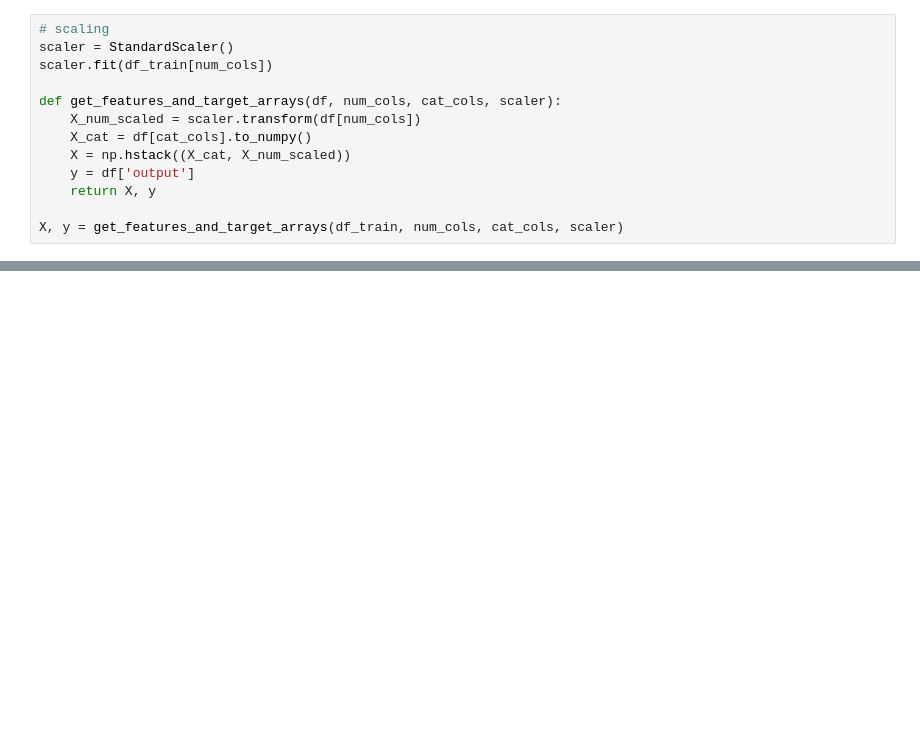
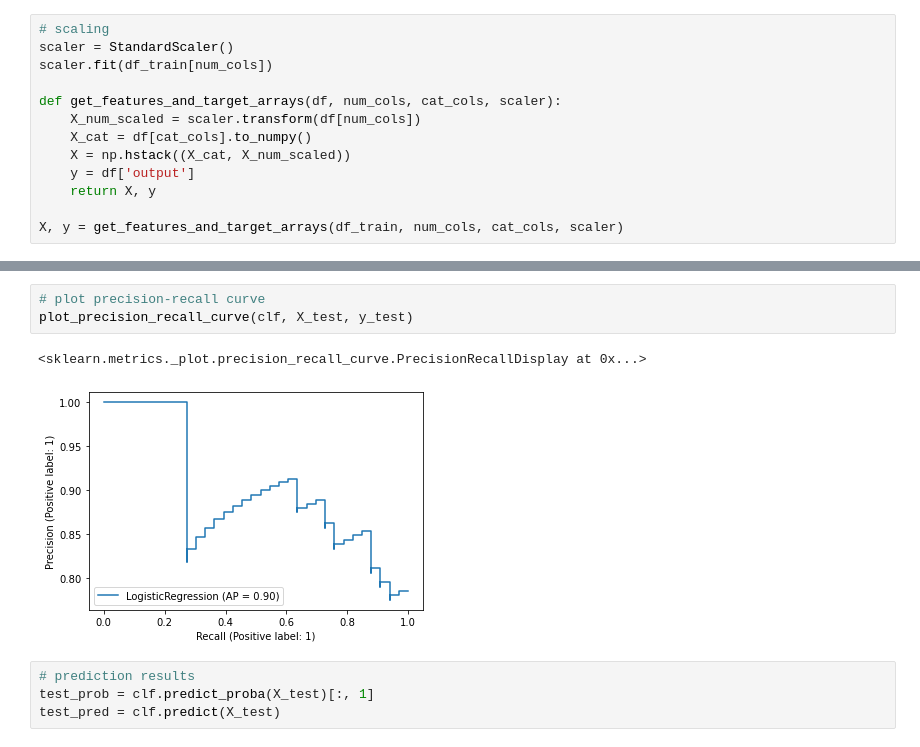
Before and after one commit to jamesjhjung/heart-attack-prediction, a Jupyter notebook: Modeling.ipynb, the cells around one changed output, grey strips where cells are left out. Drawn from its saved outputs; the diff is of its cells as text; blank space fills up the shorter version.

```diff
--- a/Modeling.ipynb
+++ b/Modeling.ipynb
@@ -67,0 +91,10 @@ X, y = get_features_and_target_arrays(df_train, num_cols, cat_cols, scaler)
+# %%
+# plot precision-recall curve
+plot_precision_recall_curve(clf, X_test, y_test)
+# %% [output]
+<sklearn.metrics._plot.precision_recall_curve.PrecisionRecallDisplay at 0x...>
+[figure, added]
+# %%
+# prediction results
+test_prob = clf.predict_proba(X_test)[:, 1]
+test_pred = clf.predict(X_test)
```
Also changed, not shown: parts of 7 cells of this notebook.
